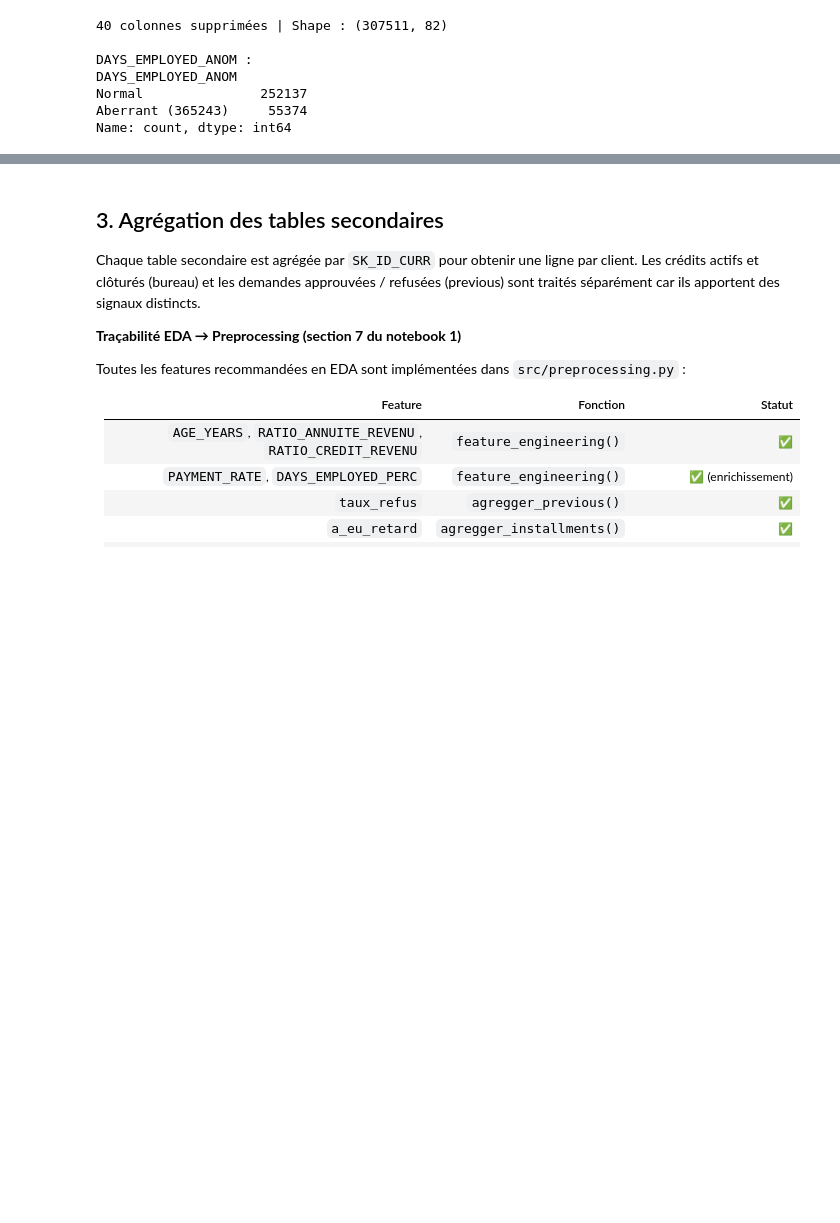
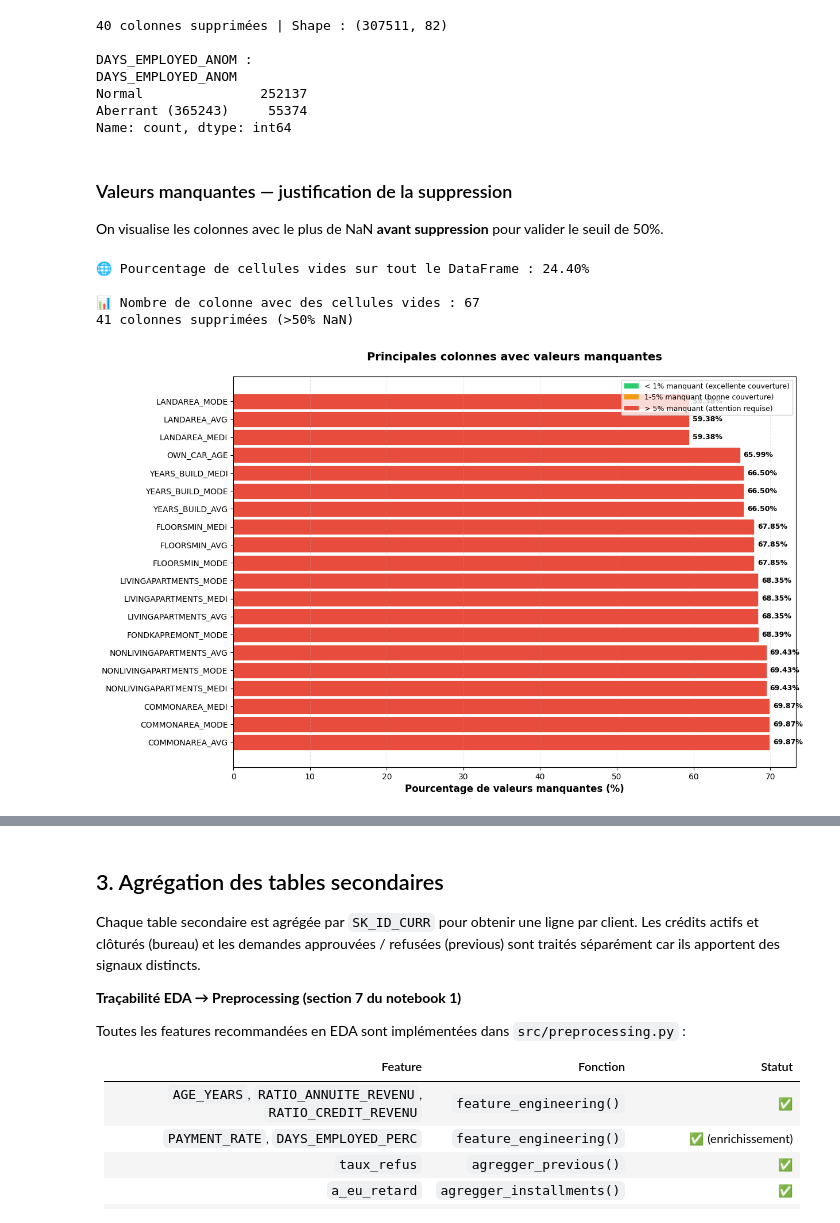
Before and after one commit to RaphaelRIVIERE/credit-scoring-mlops, a Jupyter notebook: notebooks/2_preprocessing.ipynb, the cells around one changed output, grey strips where cells are left out. Saved outputs shown, nothing was run; the diff lists cells and outputs as text; code cells hidden in the pictures; blank space fills up the shorter version.

```diff
--- a/notebooks/2_preprocessing.ipynb
+++ b/notebooks/2_preprocessing.ipynb
@@ -81,3 +85,19 @@ DAYS_EMPLOYED_ANOM
 Normal               252137
 Aberrant (365243)     55374
 Name: count, dtype: int64
+# %% [markdown]
+### Valeurs manquantes — justification de la suppression
+
+On visualise les colonnes avec le plus de NaN **avant suppression** pour valider le seuil de 50%.
+# %%
+app_raw = pd.read_csv(DATA_RAW + 'application_train.csv')
+missing_df = analyze_missing_values(app_raw)
+
+print(f"{(missing_df['Pourcentage (%)'] > 50).sum()} colonnes supprimées (>50% NaN)")
+plot_missing_values(missing_df, top_n=20, min_threshold=20)
+# %% [output]
+🌐 Pourcentage de cellules vides sur tout le DataFrame : 24.40%
+
+📊 Nombre de colonne avec des cellules vides : 67
+41 colonnes supprimées (>50% NaN)
+[figure, added]
```
Also changed, not shown: parts of 19 cells of this notebook, 3 other files.
